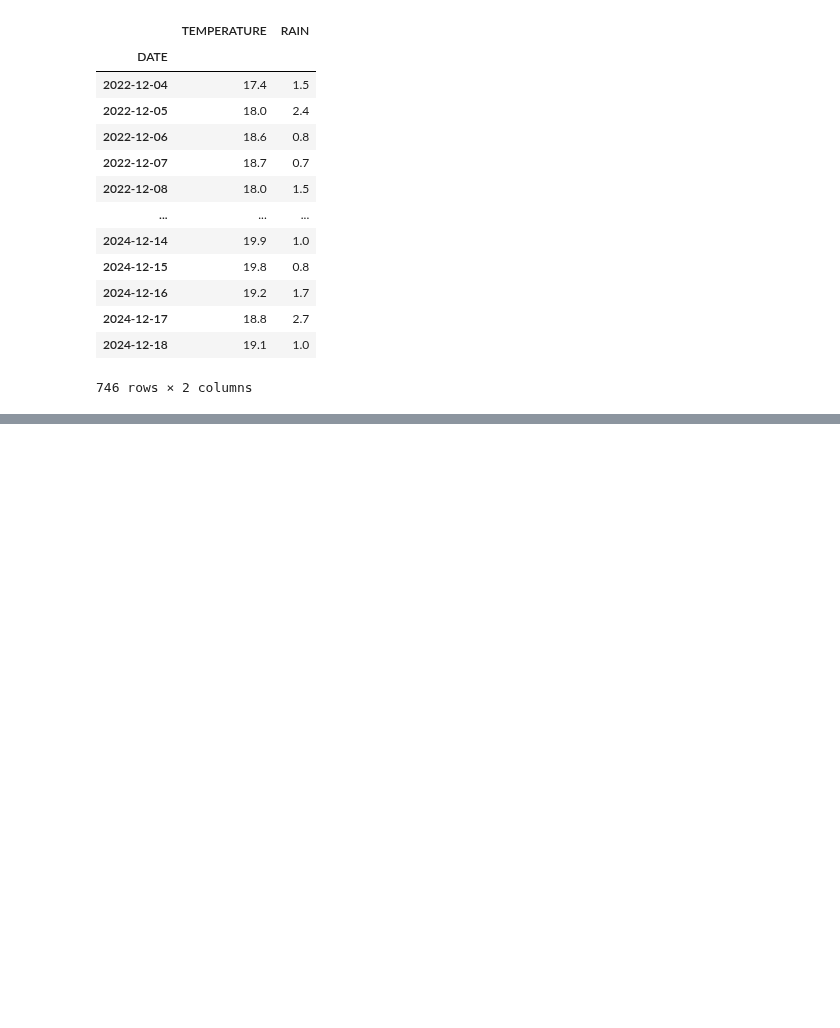
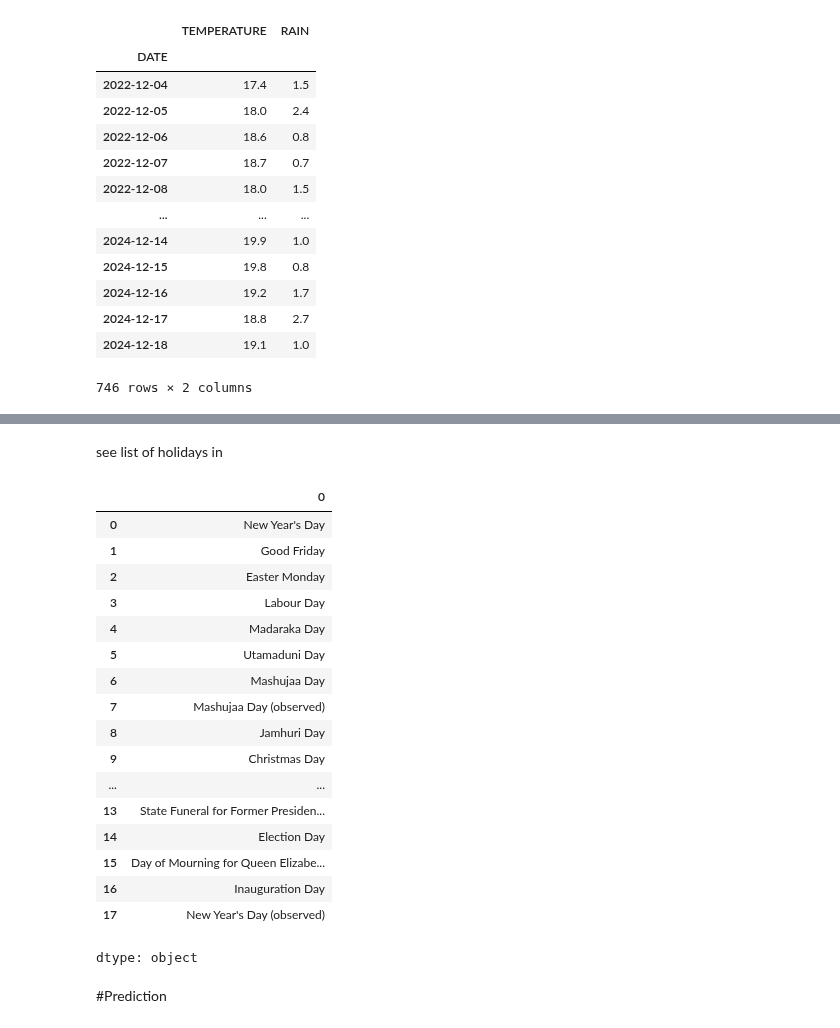
Before and after one commit to Josephnyingi/Clime, a Jupyter notebook: Clime.ipynb, the cells around one changed output, grey strips where cells are left out. Saved outputs shown, nothing was run; the diff lists cells and outputs as text; code cells hidden in the pictures; blank space fills up the shorter version.

```diff
--- a/Clime.ipynb
+++ b/Clime.ipynb
@@ -136,0 +177,26 @@ weather
+# %% [markdown]
+see list of holidays in
+# %%
+#List of holidays in Kenya
+m.train_holiday_names
+# %% [output]
+|  | 0 |
+| 0 | New Year's Day |
+| 1 | Good Friday |
+| 2 | Easter Monday |
+| 3 | Labour Day |
+| 4 | Madaraka Day |
+| 5 | Utamaduni Day |
+| 6 | Mashujaa Day |
+| 7 | Mashujaa Day (observed) |
+| 8 | Jamhuri Day |
+| 9 | Christmas Day |
+| ... | ... |
+| 13 | State Funeral for Former Presiden... |
+| 14 | Election Day |
+| 15 | Day of Mourning for Queen Elizabe... |
+| 16 | Inauguration Day |
+| 17 | New Year's Day (observed) |
+dtype: object
+# %% [markdown]
+#Prediction
```
Also changed, not shown: parts of 18 cells of this notebook.
